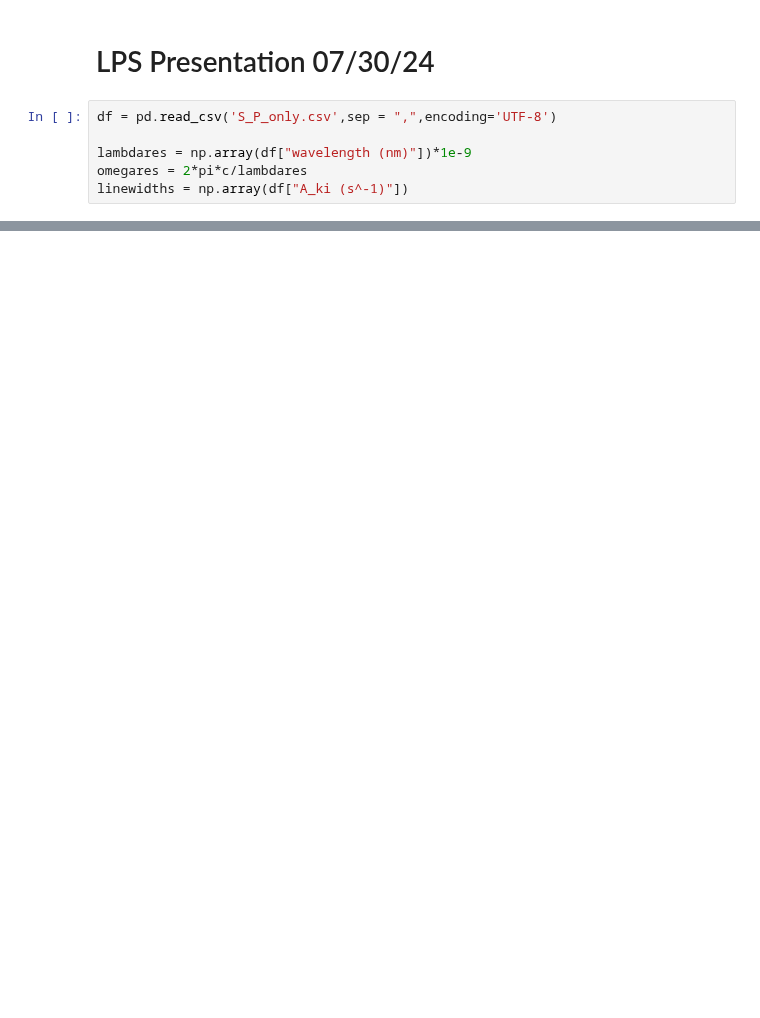
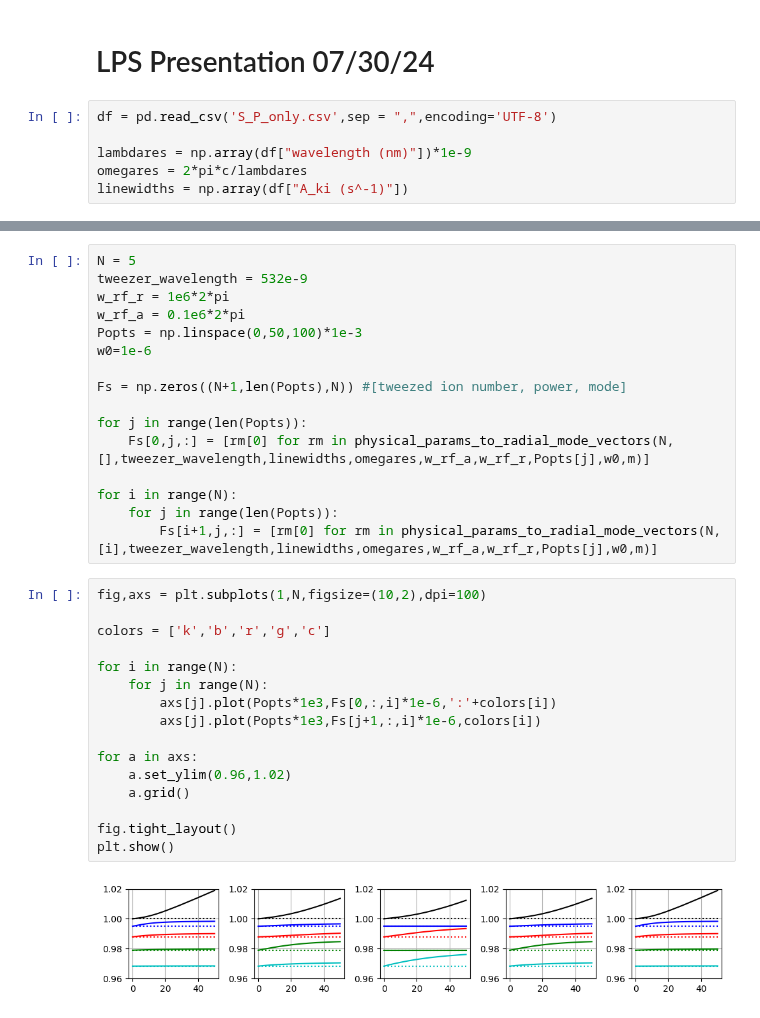
Before and after one commit to SQRLab/BladeRunner, a Jupyter notebook: Tweezers/TweezerFigures.ipynb, the cells around one changed output, grey strips where cells are left out. Drawn from its saved outputs; the diff is of its cells as text; blank space fills up the shorter version.

```diff
--- a/Tweezers/TweezerFigures.ipynb
+++ b/Tweezers/TweezerFigures.ipynb
@@ -101,0 +173,34 @@ plt.show()
+# %%
+N = 5
+tweezer_wavelength = 532e-9
+w_rf_r = 1e6*2*pi
+w_rf_a = 0.1e6*2*pi
+Popts = np.linspace(0,50,100)*1e-3
+w0=1e-6
+
+Fs = np.zeros((N+1,len(Popts),N)) #[tweezed ion number, power, mode]
+
+for j in range(len(Popts)):
+    Fs[0,j,:] = [rm[0] for rm in physical_params_to_radial_mode_vectors(N,[],tweezer_wavelength,linewidths,omegares,w_rf_a,w_rf_r,Popts[j],w0,m)]
+
+for i in range(N):
+    for j in range(len(Popts)):
+        Fs[i+1,j,:] = [rm[0] for rm in physical_params_to_radial_mode_vectors(N,[i],tweezer_wavelength,linewidths,omegares,w_rf_a,w_rf_r,Popts[j],w0,m)]
+# %%
+fig,axs = plt.subplots(1,N,figsize=(10,2),dpi=100)
+
+colors = ['k','b','r','g','c']
+
+for i in range(N):
+    for j in range(N):
+        axs[j].plot(Popts*1e3,Fs[0,:,i]*1e-6,':'+colors[i])
+        axs[j].plot(Popts*1e3,Fs[j+1,:,i]*1e-6,colors[i])
+
+for a in axs:
+    a.set_ylim(0.96,1.02)
+    a.grid()
+
+fig.tight_layout()
+plt.show()
+# %% [output]
+[figure, added]
```
Also changed, not shown: parts of 18 cells of this notebook, 2 other files.
